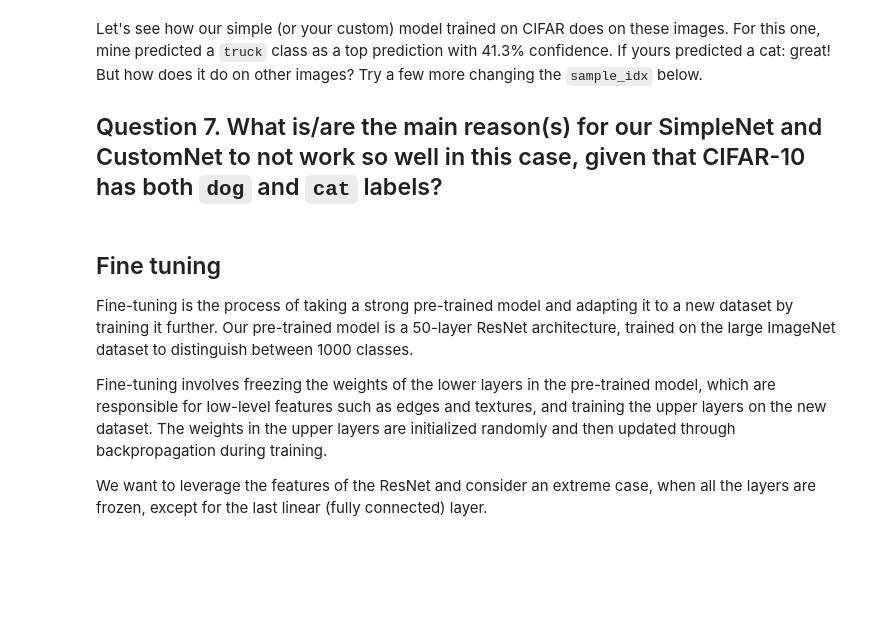
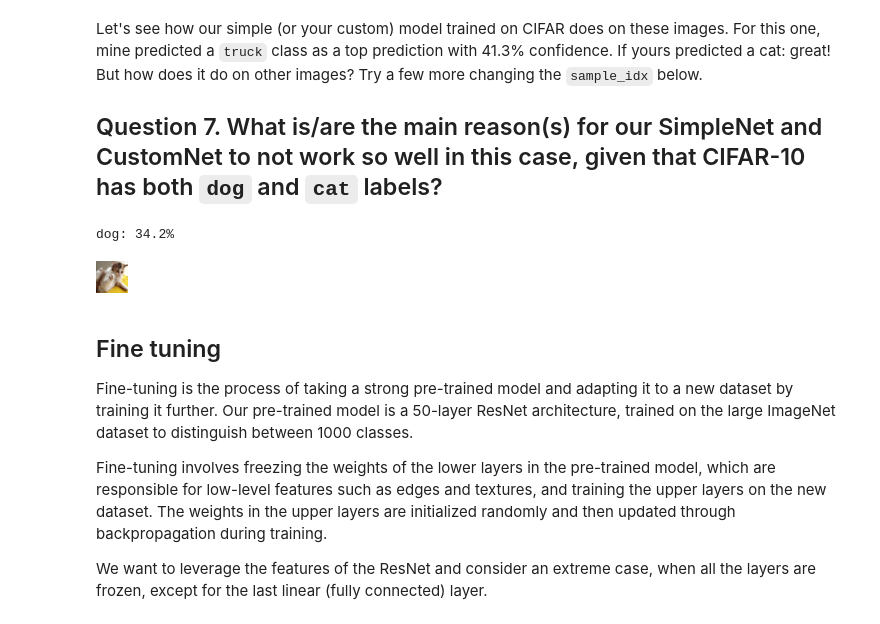
Before and after one commit to jjdsilva0/cnn-image-classifier, a Jupyter notebook: D'Silva_Joaquim_HW3_Deep_Learning.ipynb, the cells around one changed output. Saved outputs shown, nothing was run; the diff lists cells and outputs as text; code cells hidden in the pictures; blank space fills up the shorter version.

```diff
--- a/D'Silva_Joaquim_HW3_Deep_Learning.ipynb
+++ b/D'Silva_Joaquim_HW3_Deep_Learning.ipynb
@@ -351,21 +386,24 @@ Let's see how our simple (or your custom) model trained on CIFAR does on these i
 # %%
 def get_prediction(img, model, preprocess=None, class_names=None):
     batch = preprocess(img) if preprocess is not None else img
     batch = batch.unsqueeze(0)
     batch = to_device(batch)
     prediction = model(batch).squeeze(0).softmax(0)
     class_id = prediction.argmax().item()
     score = prediction[class_id].item()
     category_name = class_names[class_id] if class_names is not None else class_id
     return category_name, score
 
-sample_idx = 0
+sample_idx = 8
 img = train_data[sample_idx][0]
 img = img.resize((32, 32))
 category_name, score = get_prediction(
     img, model_simple, cifar_train.transforms.transform, cifar_train.classes)
 print(f"{category_name}: {100 * score:.1f}%")
 img
+# %% [output]
+dog: 34.2%
+[figure, added]
 # %% [markdown]
 ## Fine tuning
 
```
Also changed, not shown: parts of 11 cells of this notebook.
